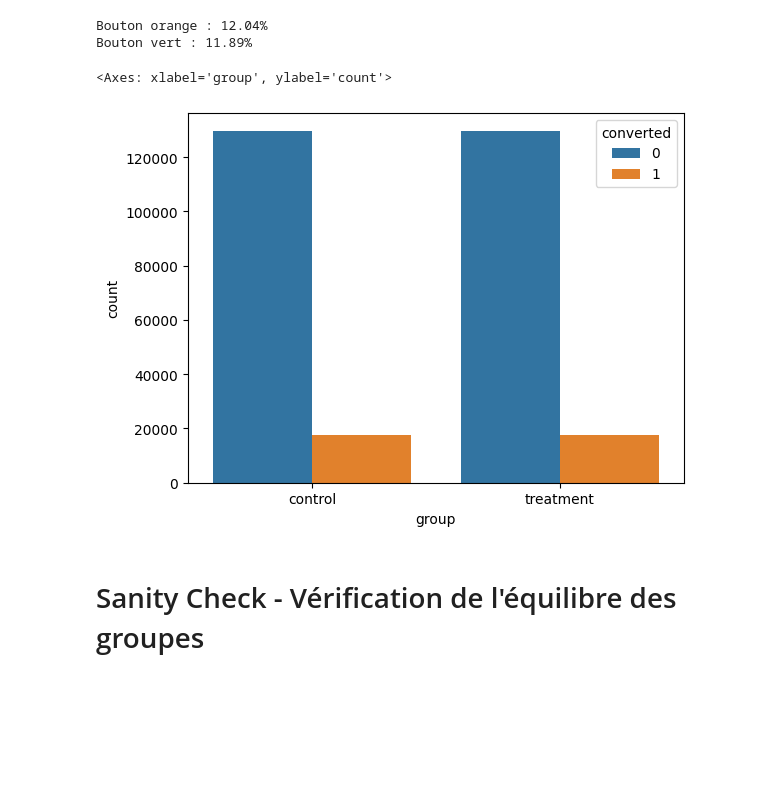
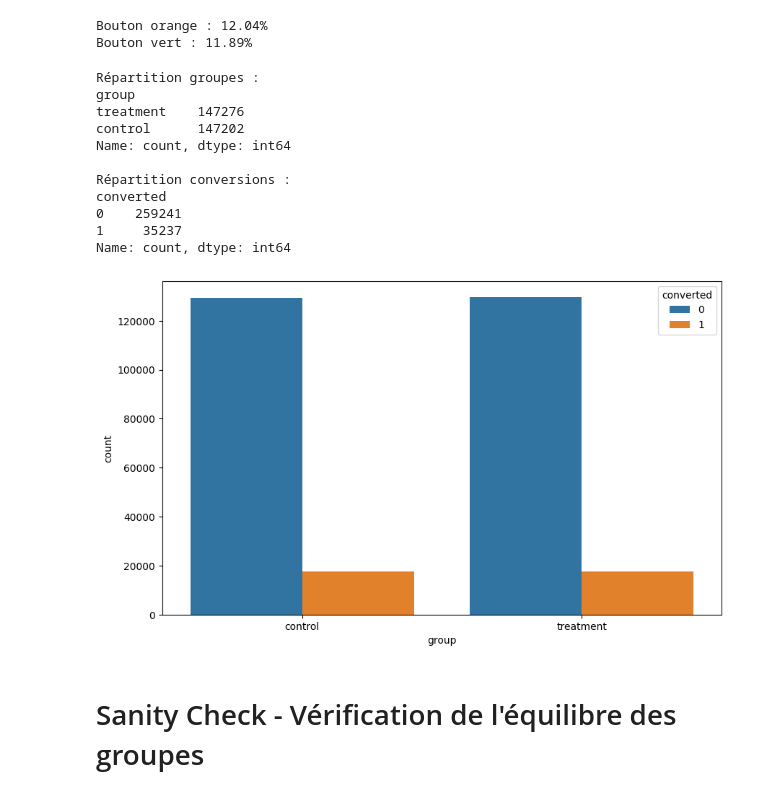
Before and after one commit to Larissa574/AB_testing, a Jupyter notebook: ab_testing.ipynb, the cells around one changed output. Cells and saved outputs as stored; diff of their text form; code cells hidden in the pictures; blank space fills up the shorter version.

Commit message:
Ajout images générées et lien Kaggle dataset

```diff
--- a/ab_testing.ipynb
+++ b/ab_testing.ipynb
@@ -179,17 +207,29 @@ print(f"Bouton vert : {taux_treatment:.2%}")
 Bouton orange : 12.04%
 Bouton vert : 11.89%
 # %%
-# Répartition des groupes
-df['group'].value_counts()
+print("Répartition groupes :")
+print(df['group'].value_counts())
 
-# Répartition converted
-df['converted'].value_counts()
+print("\nRépartition conversions :")
+print(df['converted'].value_counts())
 
 # Visualisation
+figure = plt.figure(figsize=(10, 6))
 sns.countplot(x='group', hue='converted', data=df)
+figure.savefig('images/conversion_by_group.png')
 # %% [output]
-<Axes: xlabel='group', ylabel='count'>
+Répartition groupes :
+group
+treatment    147276
+control      147202
+Name: count, dtype: int64
+
+Répartition conversions :
+converted
+0    259241
+1     35237
+Name: count, dtype: int64
-[figure, old version]
+[figure, new version]
 # %% [markdown]
 # Sanity Check - Vérification de l'équilibre des groupes
 # %% [markdown]
```
Also changed, not shown: parts of 3 cells of this notebook, 1 other file.
